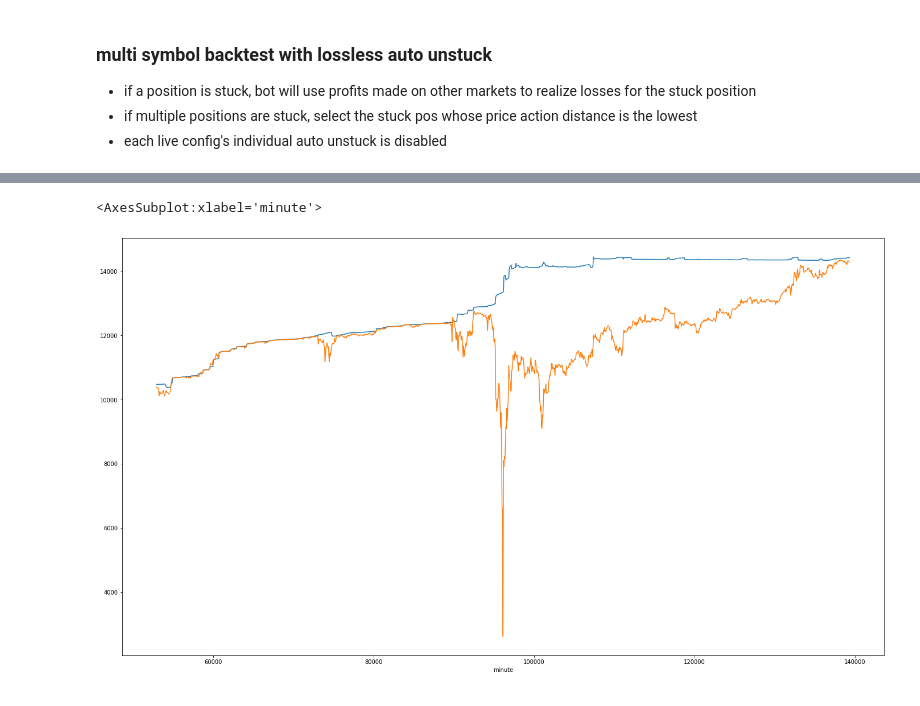
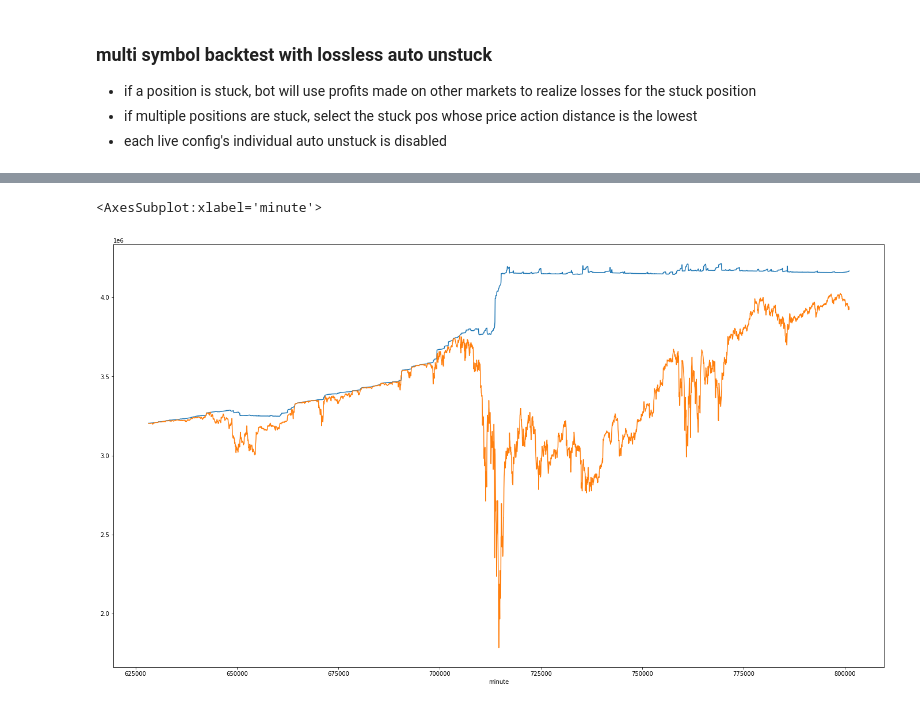
Before and after one commit to odine555/passivbot-3commas, a Jupyter notebook: notes_multisymbol_backtest.ipynb, the cells around one changed output, grey strips where cells are left out. Cells and saved outputs as stored; diff of their text form; code cells hidden in the pictures.

```diff
--- a/notes_multisymbol_backtest.ipynb
+++ b/notes_multisymbol_backtest.ipynb
@@ -64,9 +74,14 @@ for i in range(len(lcs)):
 # convert configs to numpy matrix
 live_configs = numpyize([live_config_dict_to_list_recursive_grid(lc) for lc in lcs])
 # %%
-start_date = "2019-01-01"
+start_date = "2021-01-01"
 end_date = "now"
-cache_fname = make_get_filepath("tmp/" + "_".join(symbols) + "_hlc_cache.npy")
+if end_date in ["now", "", "today"]:
+    end_date = ts_to_date_utc(utc_ms())[:10]
+cache_fname = make_get_filepath(
+    f"tmp/cache/{'_'.join(symbols)}_{start_date}_{end_date}_hlc_cache.npy"
+)
+print("cache filename", cache_fname)
 # prepare_multsymbol_data() is computationally expensive, so use a cache
 try:
     hlcs = np.load(cache_fname)
@@ -77,19 +110,23 @@ except:
 # %%
-starting_balance = 10000.0
+starting_balance = 100000.0
 do_longs = tuplify([True for _ in range(len(symbols))])
 do_shorts = tuplify([True for _ in range(len(symbols))])
 
 cache_fname_mss = make_get_filepath("tmp/" + "_".join(symbols) + "_market_specific_settings.json")
-try:
-    mss = json.load(open(cache_fname_mss))
-except:
-    mss = [
-        fetch_market_specific_settings(
+
+mss = []
+for symbol in symbols:
+    cache_fname_mss = make_get_filepath(f"tmp/market_specific_settings/{symbol}.json")
+    try:
+        mss.append(json.load(open(cache_fname_mss)))
+    except:
+        print("fetching market specific settings for", symbol)
+        mss_ = fetch_market_specific_settings(
             {"symbol": symbol, "exchange": "binance", "market_type": "futures"}
         )
-        for symbol in symbols
-    ]
-    json.dump(mss, open(cache_fname_mss, 'w'))
+        json.dump(mss_, open(cache_fname_mss, "w"))
+        mss.append(mss_)
+
 maker_fee = mss[0]["maker_fee"]
 
 qty_steps = tuplify([mss[i]["qty_step"] for i in range(len(symbols))])
@@ -115,6 +152,8 @@ res = backtest_multisymbol_recursive_grid(
     min_costs,
     min_qtys,
     live_configs,
+    stuck_threshold,
+    unstuck_close_pct,
 )
 print(f"time elapsed {(utc_ms() - sts) / 1000:.6f}s")
 fills, stats = res
@@ -187,15 +262,15 @@ plot_pnls_long_short(sdf, fdf)
 # %%
-# inspect one month before and one month after location of worst drawdown
+# inspect two months before and two months after location of worst drawdown
 drawdowns = calc_drawdowns(sdf.equity)
 worst_drawdown_loc = drawdowns.sort_values().iloc[:1].index[0]
-wdls = worst_drawdown_loc - 60 * 24 * 30
-wdle = worst_drawdown_loc + 60 * 24 * 30
+wdls = worst_drawdown_loc - 60 * 24 * 30 * 2
+wdle = worst_drawdown_loc + 60 * 24 * 30 * 2
 sdfc = sdf.loc[wdls:wdle]
 sdfc.balance.plot()
 sdfc.equity.plot()
 # %% [output]
 <AxesSubplot:xlabel='minute'>
-[figure, old version]
+[figure, new version]
 # %%
 # inspect for each symbol
 for symbol in symbols:
```
Also changed, not shown: parts of 15 cells of this notebook.
